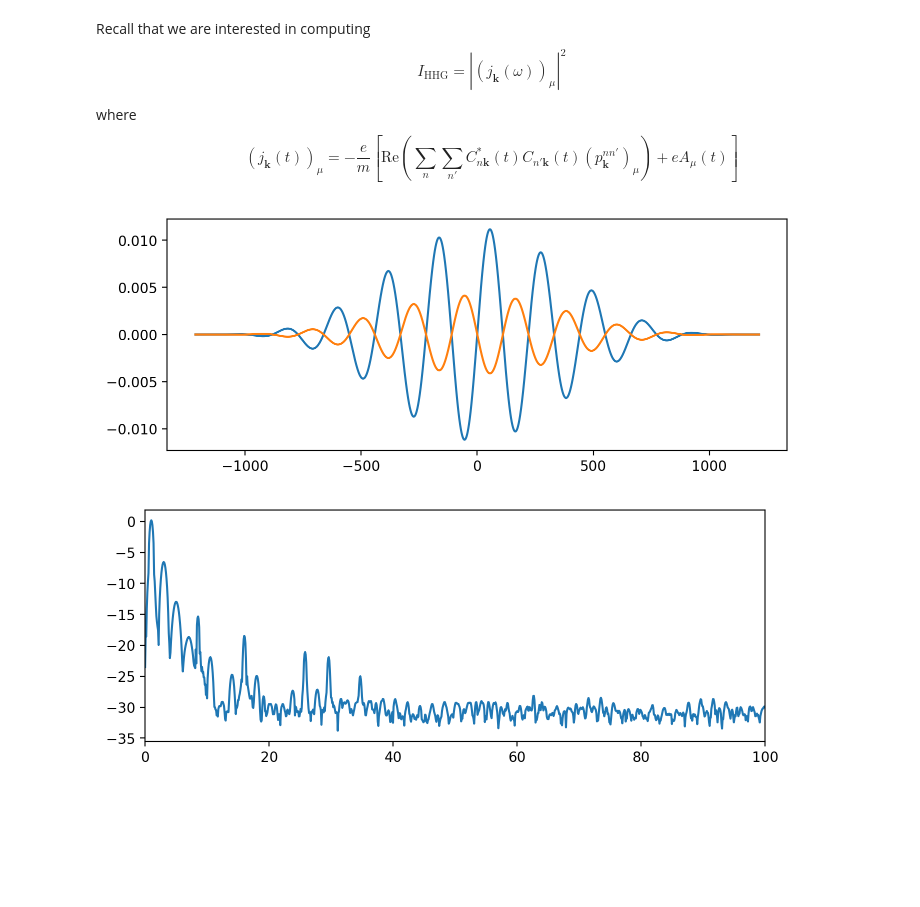
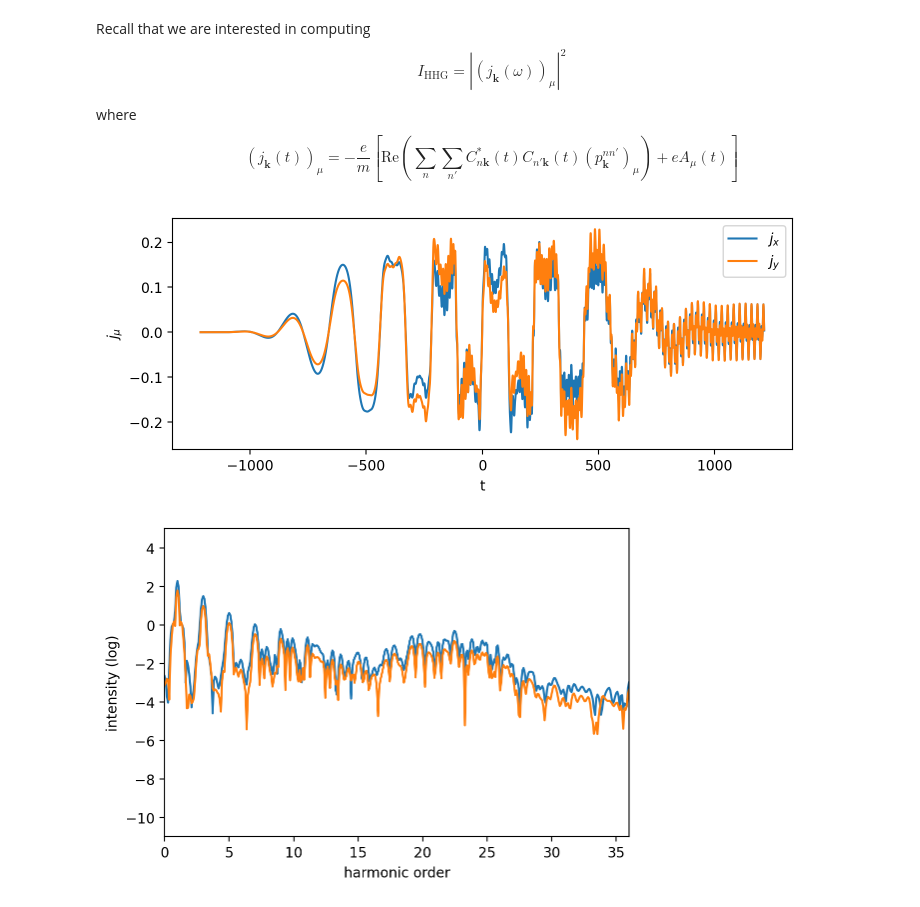
Before and after one commit to bolst/HHG, a Jupyter notebook: src/NFEM-2D.ipynb, the cells around one changed output. Cells and saved outputs as stored; diff of their text form; code cells hidden in the pictures; blank space fills up the shorter version.

```diff
--- a/src/NFEM-2D.ipynb
+++ b/src/NFEM-2D.ipynb
@@ -358,12 +358,20 @@ From Wu et al. (2017), they calculate the harmonic spectra generated by a 1600-n
 3.0 TW/cm² → I=(1/2)cϵ₀|E₀|² → E₀ = sqrt( 2*(3e16 W/m²)/(c*ϵ₀) ) / (5.14221e11 V/m) = 9.24573e-3
 # %%
 @numba.njit
-def A_Wu2D(t,ω0=ω0_Wu2D,ω=ω_Wu2D,A0=A0_Wu2D):
-    Ax = A0 * np.cos(ω*t)**4 * np.sin(ω0*t)
-    Ay = 0.0*t
-    return Ax,Ay
+def A_Wu2Dx(t,ω0=ω0_Wu2D,ω=ω_Wu2D,A0=A0_Wu2D,polar='m'):
+    A = A0 * np.cos(ω*t)**4 * np.sin(ω0*t)
+    if polar == 'm':
+        return A / np.sqrt(2)
+    return A
 
-δt = 1
+@numba.njit
+def A_Wu2Dy(t,ω0=ω0_Wu2D,ω=ω_Wu2D,A0=A0_Wu2D,polar='m'):
+    A = A0 * np.cos(ω*t)**4 * np.sin(ω0*t)
+    if polar == 'm':
+        return A / np.sqrt(2)
+    return 0*t
+
+δt = .01
 t0,t1 = -π/2/ω_Wu2D, π/2/ω_Wu2D
 T = np.arange(t0,t1+δt,δt)
 
@@ -373,5 +381,6 @@ plt.xlim(-3,3)
 plt.title('Wu et al. (2017) A(t)')
 plt.xlabel('t (cycle)')
 plt.ylabel(r'$A_x(t) (a.u.)$')
-plt.plot(T*ω0_Wu2D/2/π,A_Wu2D(T)[0],label='A(t)');
+plt.plot(T*ω0_Wu2D/2/π, A_Wu2Dx(T), label='A(t)');
+plt.plot(T*ω0_Wu2D/2/π, A_Wu2Dy(T), label='A(t)');
 # %% [output]
@@ -380,7 +389,7 @@ plt.plot(T*ω0_Wu2D/2/π,A_Wu2D(T)[0],label='A(t)');
 @numba.njit
 def tdse2D(ti,C,ε_nk,p,e,m):
     px,py = p
-    Ax,Ay = A_Wu2D(ti)
+    Ax,Ay = A_Wu2Dx(ti),A_Wu2Dy(ti)
     return -1.0j*(ε_nk*C + e/m*(Ax*px + Ay*py)@C)
 
 def solve_tdse2D(t,δt,
@@ -399,8 +408,8 @@ def solve_tdse2D(t,δt,
     return soln.t, soln.y
 # %%
 %%time
-ik = len(K)//2
-print(f'k = {K[ik]*a[0]/π}π/a')
+ik = len(Kx)//2
+print(f'k = {Kx[ik]*a[0]/π}π/a')
 C0 = np.zeros(Ψ.shape[-1])
 C0[n := 1] = 1
 
@@ -437,25 +446,28 @@ $$
 $$
 # %%
 @numba.njit
-def construct_j2D(T,C,ik,K,Ψ,A,a,e=1,m=1):
+def construct_j2D(T,C,ik,K,Ψ,Ax,Ay,a,e=1,m=1):
     px,py = construct_p2D(ik,K,Ψ,a)
-    Ax,Ay = A(T)
+    A0x,A0y = Ax(T),Ay(T)
     nE,nT = C.shape
     ccp_x = np.zeros(nT, dtype=np.complex128)
     ccp_y = np.zeros_like(ccp_x)
     for n in range(nE):
         ccp_x += np.conj(C[n]) * (C.T @ px[n])
         ccp_y += np.conj(C[n]) * (C.T @ py[n])
 
-    jx = -e/m * (np.real(ccp_x) + e*Ax)
-    jy = -e/m * (np.real(ccp_y) + e*Ay)
+    jx = -e/m * (np.real(ccp_x) + e*A0x)
+    jy = -e/m * (np.real(ccp_y) + e*A0y)
     return jx,jy
 
-Jx,Jy = construct_j2D(T,C,(ik,ik),(Kx,Ky),Ψ,A_Wu2D,a)
-plt.plot(T,Jx);
-plt.plot(T,Jy);
+Jx,Jy = construct_j2D(T,C,(ik,ik),(Kx,Ky),Ψ,A_Wu2Dx,A_Wu2Dy,a)
+plt.plot(T,Jx,label=r'$j_x$');
+plt.plot(T,Jy,label=r'$j_y$');
+plt.xlabel('t')
+plt.ylabel(r'$j_\mu$')
+plt.legend();
 # %% [output]
-[figure, old version]
+[figure, new version]
 # %%
 def I_HHG(J,δt,ω=ω_Wu2D):
     Nt = len(J)
@@ -467,7 +479,12 @@ def I_HHG(J,δt,ω=ω_Wu2D):
 Ωx,Ix = I_HHG(Jx,δt)
 Ωy,Iy = I_HHG(Jy,δt)
 
-plt.xlim(0,100)
+plt.figure(figsize=(6,4))
+plt.xlabel('harmonic order')
+plt.ylabel('intensity (log)')
+plt.xlim(0,36)
+plt.ylim(-11,5)
 plt.plot(Ωx/ω0_Wu2D, np.log10(Ix));
+plt.plot(Ωy/ω0_Wu2D, np.log10(Iy));
 # %% [output]
-[figure, old version]
+[figure, new version]
```
Also changed, not shown: parts of 7 cells of this notebook, 3 other files.
